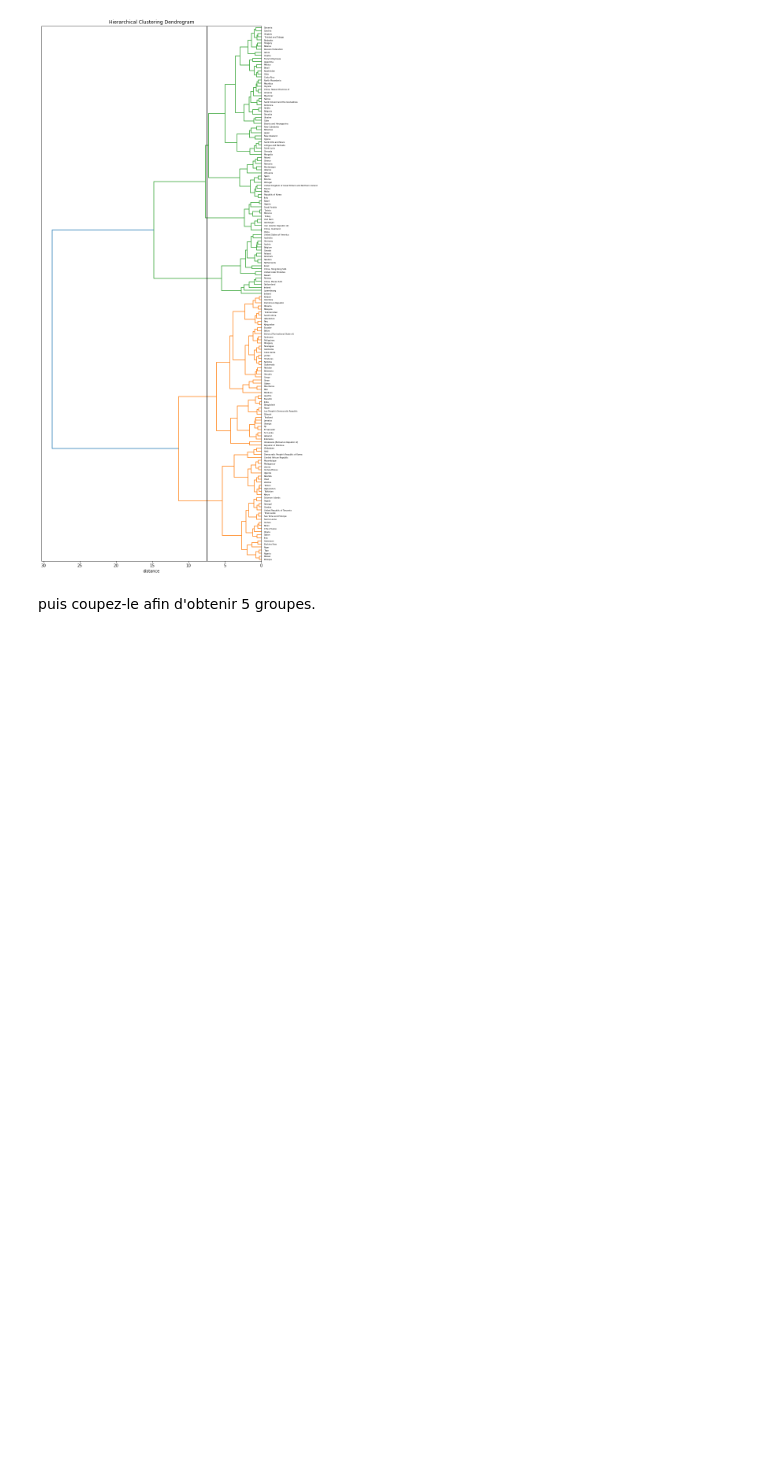
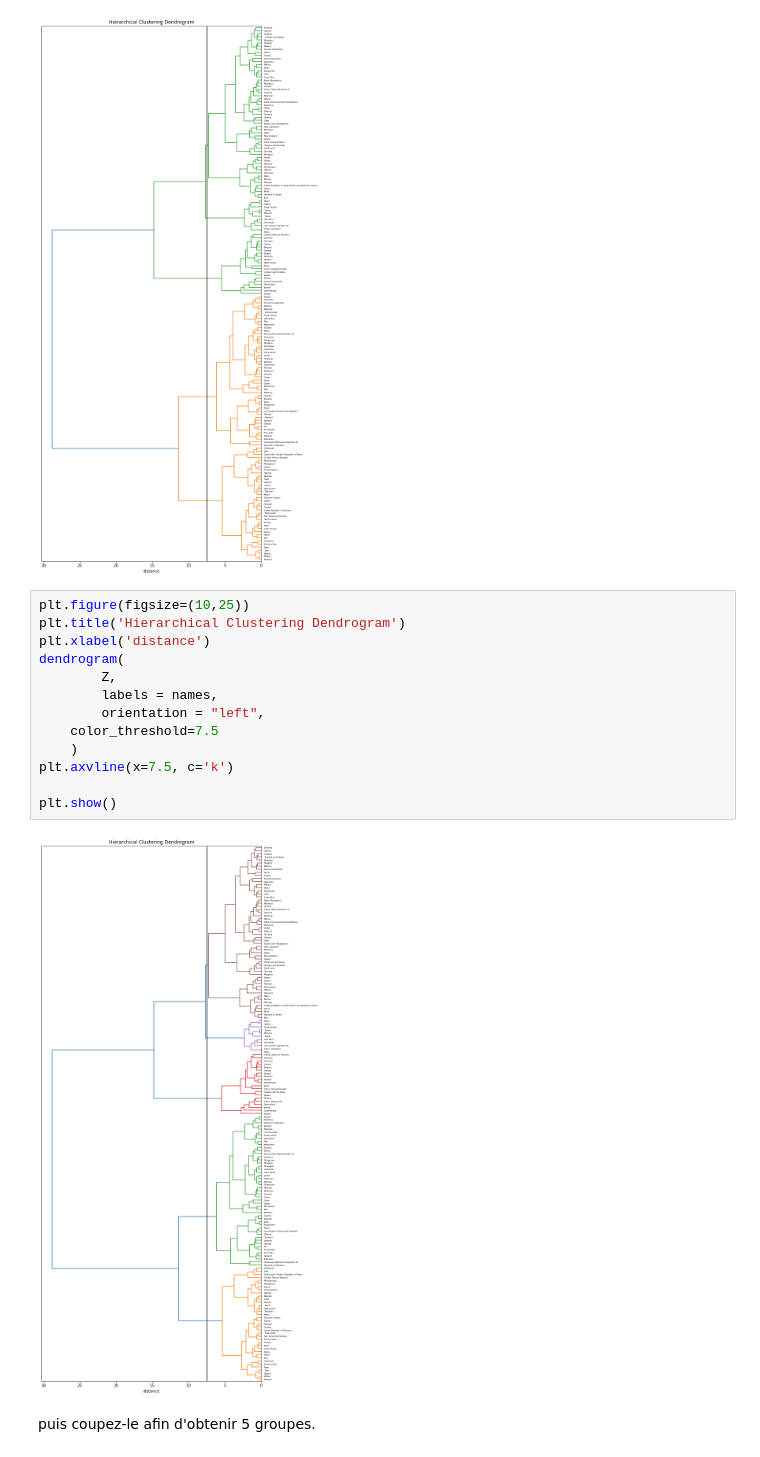
Before and after one commit to FatimaMoqran/Etude_de_marche_ACP_clustering_dendogramme, a Jupyter notebook: étude_de_marché.ipynb, the cells around one changed output. Cells and saved outputs as stored; diff of their text form; blank space fills up the shorter version.

```diff
--- a/étude_de_marché.ipynb
+++ b/étude_de_marché.ipynb
@@ -462,6 +462,21 @@ Z = linkage(X_scaled, 'ward')
 plot_dendrogram(Z, names)
 # %% [output]
 [figure]
+# %%
+plt.figure(figsize=(10,25))
+plt.title('Hierarchical Clustering Dendrogram')
+plt.xlabel('distance')
+dendrogram(
+        Z,
+        labels = names,
+        orientation = "left",
+    color_threshold=7.5
+    )
+plt.axvline(x=7.5, c='k')
+
+plt.show()
+# %% [output]
+[figure, added]
 # %% [markdown]
 puis coupez-le afin d'obtenir 5 groupes.
 # %%
```
Also changed, not shown: parts of 34 cells of this notebook.
